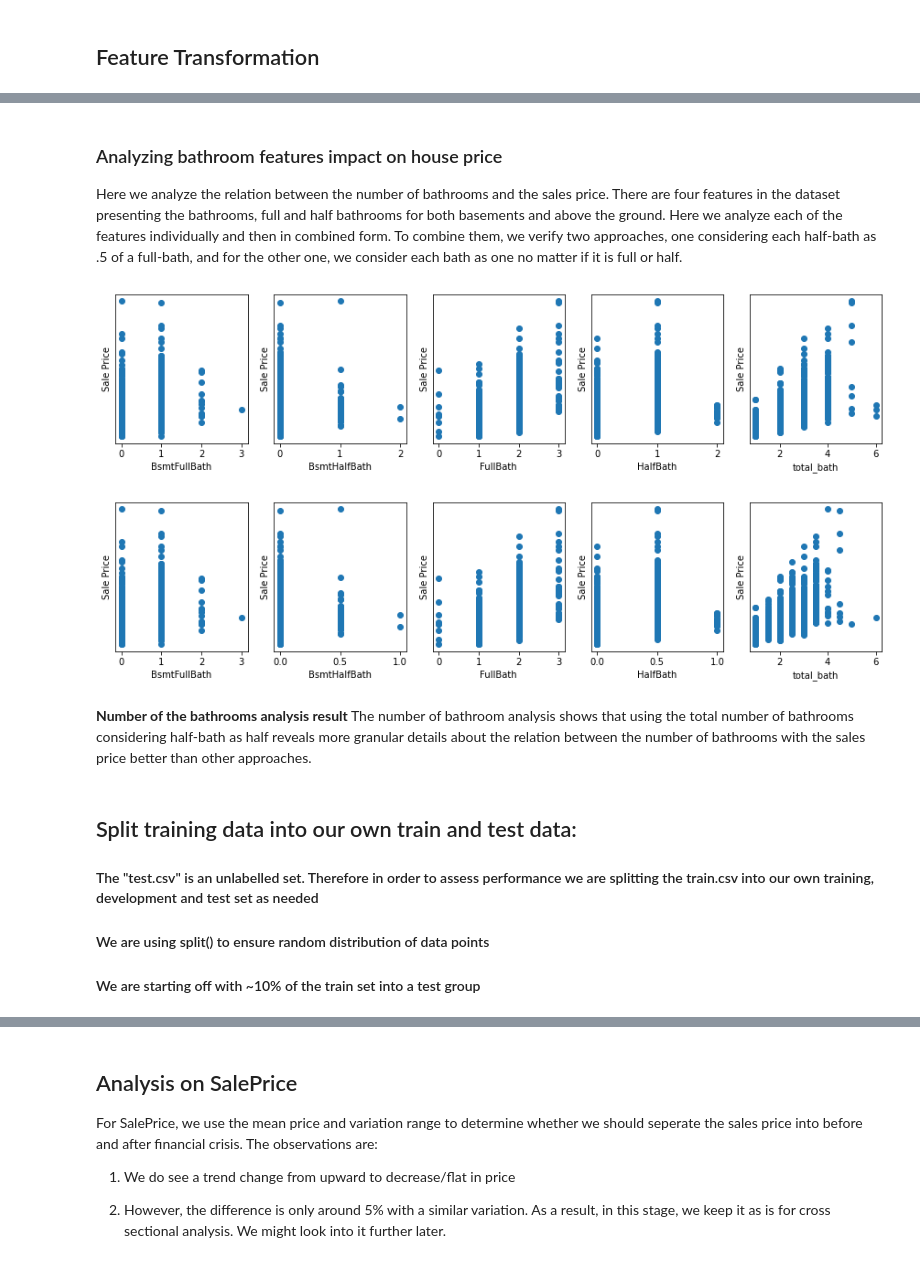
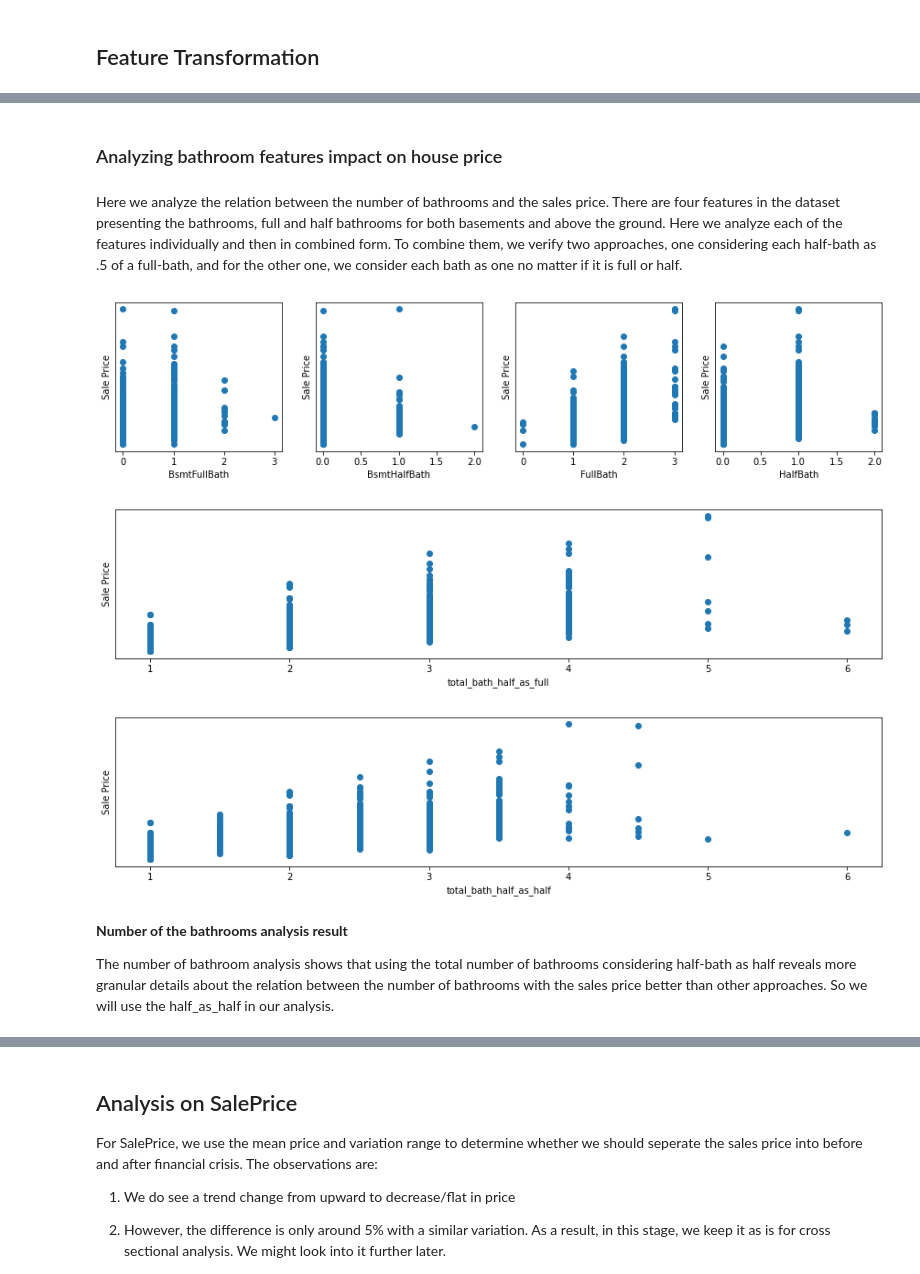
Before and after one commit to pmotameni/mids-w207-final-project, a Jupyter notebook: w207_consolidated.ipynb, the cells around one changed output, grey strips where cells are left out. Drawn from its saved outputs; the diff is of its cells as text; code cells hidden in the pictures.

Commit message:
fixed broken part, updates some analysis parts

```diff
--- a/w207_consolidated.ipynb
+++ b/w207_consolidated.ipynb
@@ -255,13 +292,13 @@ df_y = df[['SalePrice']].copy()
+# %% [markdown]
+
+### Analyzing bathroom features impact on house price
 # %% [markdown]
-
-### Analyzing bathroom features impact on house price
-
 Here we analyze the relation between the number of bathrooms and the sales price. There are four features in the dataset presenting the bathrooms, full and half bathrooms for both basements and above the ground. Here we analyze each of the features individually and then in combined form. To combine them, we verify two approaches, one considering each half-bath as .5 of a full-bath, and for the other one, we consider each bath as one no matter if it is full or half.
 # %%
-def get_bath_features_dataset(consider_half_as_full):
+def get_bath_features_dataset(x, consider_half_as_full):
     # Set half-bath to half of its value
     bath_props = ['BsmtFullBath', 'BsmtHalfBath', 'FullBath', 'HalfBath']
-    bath_dataset = df_X[['BsmtFullBath',
+    bath_dataset = x[['BsmtFullBath',
                         'BsmtHalfBath', 'FullBath', 'HalfBath']].copy()
     if not consider_half_as_full:
         # Total number of bath = number of full + (number of half/2)
@@ -306,22 +343,25 @@ def plot_features(feature_set, output_set, feature_per_row=2,
     plt.show()
 # %%
 # bathrooms impact on price
-# TODO probably better to use the train_set instead full set
 def analyze_num_bath_impact():
-    f_baths = get_bath_features_dataset(consider_half_as_full=True)
-    plot_features(f_baths, df_y, feature_per_row=5, height=3)
-    f_baths = get_bath_features_dataset(consider_half_as_full=False)
-    plot_features(f_baths, df_y, feature_per_row=5, height=3)
+    f_baths = X_train[['BsmtFullBath',
+                            'BsmtHalfBath', 'FullBath', 'HalfBath']].copy()
+    plot_features(f_baths, y_train, feature_per_row=4, height=3)
+    f_baths['total_bath_half_as_full'] = \
+        get_bath_features_dataset(f_baths, consider_half_as_full=True)['total_bath']
+    plot_features(f_baths[['total_bath_half_as_full']],
+                  y_train, feature_per_row=1, height=3)
+    f_baths['total_bath_half_as_half'] = \
+        get_bath_features_dataset(f_baths, consider_half_as_full=False)['total_bath']
+    plot_features(f_baths[['total_bath_half_as_half']],
+                  y_train, feature_per_row=1, height=3)
 
 analyze_num_bath_impact()
 # %% [output]
-[figure, old version]
+[figure, new version]
-[figure, old version]
+[figure, new version]
+[figure, added]
 # %% [markdown]
 **Number of the bathrooms analysis result**
-The number of bathroom analysis shows that using the total number of bathrooms considering half-bath as half reveals more granular details about the relation between the number of bathrooms with the sales price better than other approaches.
+
+The number of bathroom analysis shows that using the total number of bathrooms considering half-bath as half reveals more granular details about the relation between the number of bathrooms with the sales price better than other approaches. So we will use the half_as_half in our analysis.
-# %% [markdown]
-## Split training data into our own train and test data:
-#### The "test.csv" is an unlabelled set. Therefore in order to assess performance we are splitting the train.csv into our own training, development and test set as needed
-#### We are using split() to ensure random distribution of data points
-#### We are starting off with ~10% of the train set into a test group
```
Also changed, not shown: parts of 28 cells of this notebook, 2 other files.
